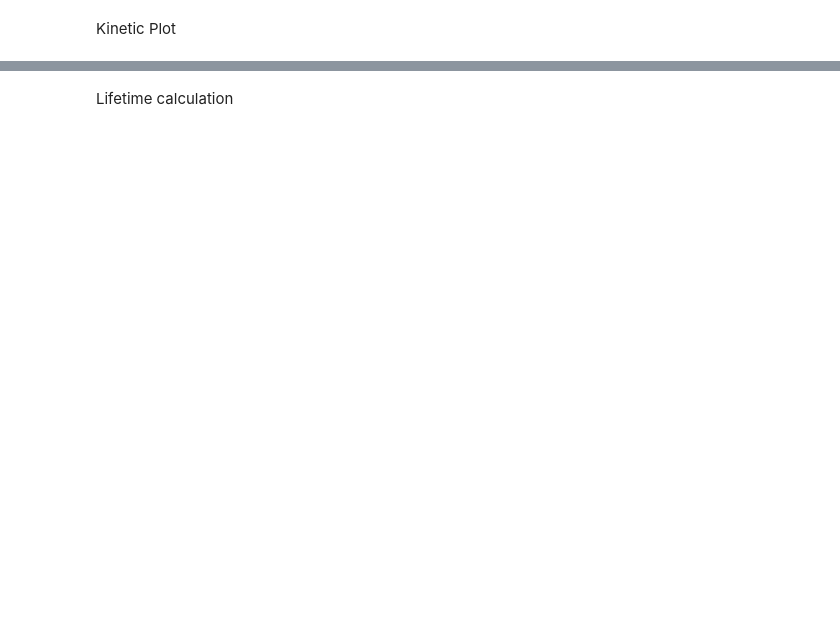
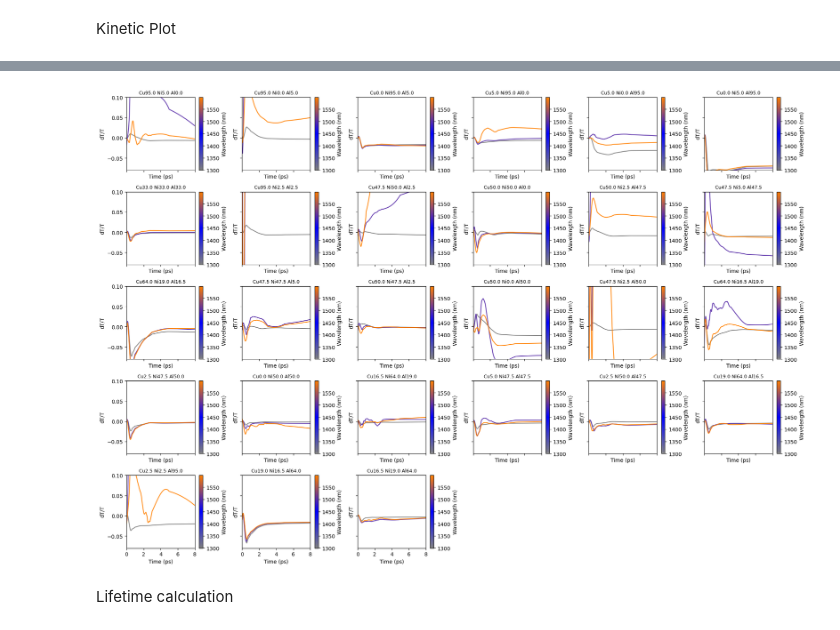
Before and after one commit to linarojas0824/Hybrid-Experimental-Data-Driven-Workflow, a Jupyter notebook: scripts/Notebooks/Pump_Probe_Results.ipynb, the cells around one changed output, grey strips where cells are left out. Drawn from its saved outputs; the diff is of its cells as text; code cells hidden in the pictures; blank space fills up the shorter version.

```diff
--- a/scripts/Notebooks/Pump_Probe_Results.ipynb
+++ b/scripts/Notebooks/Pump_Probe_Results.ipynb
@@ -194,0 +74,2 @@ plt.show()
+# %%
+master_time = dc.build_master(selected, smooth="time", method="savgol", savgol_window=51, savgol_poly=3)
@@ -298,3 +92,18 @@ plt.show()
+# %%
+fig, axes = Plotter.plot_kinetics_panel(
+    master_time=master_time,
+    df_compo=df_compo,
+    wavelengths=[1300, 1500, 1600],
+    ncols=6,
+    xlim=(0, 8),
+    ylim=(-0.08, 0.1),
+    legend=False,
+    add_colorbar=True
+)
+
+plt.show()
+# %% [output]
+[figure, added]
 # %% [markdown]
 Lifetime calculation
 # %%
```
Also changed, not shown: parts of 23 cells of this notebook, 3 other files.
